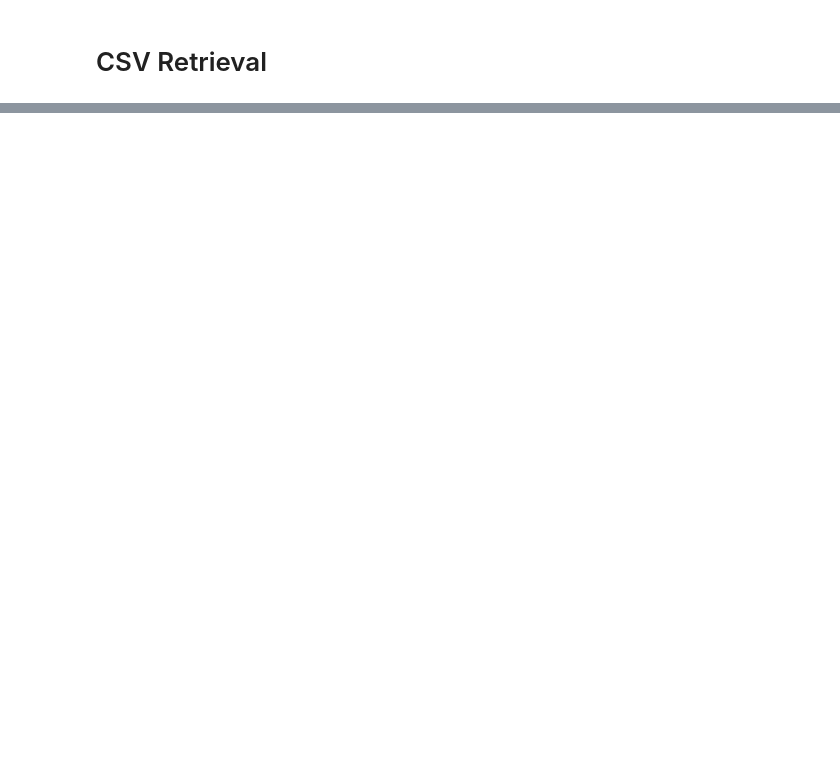
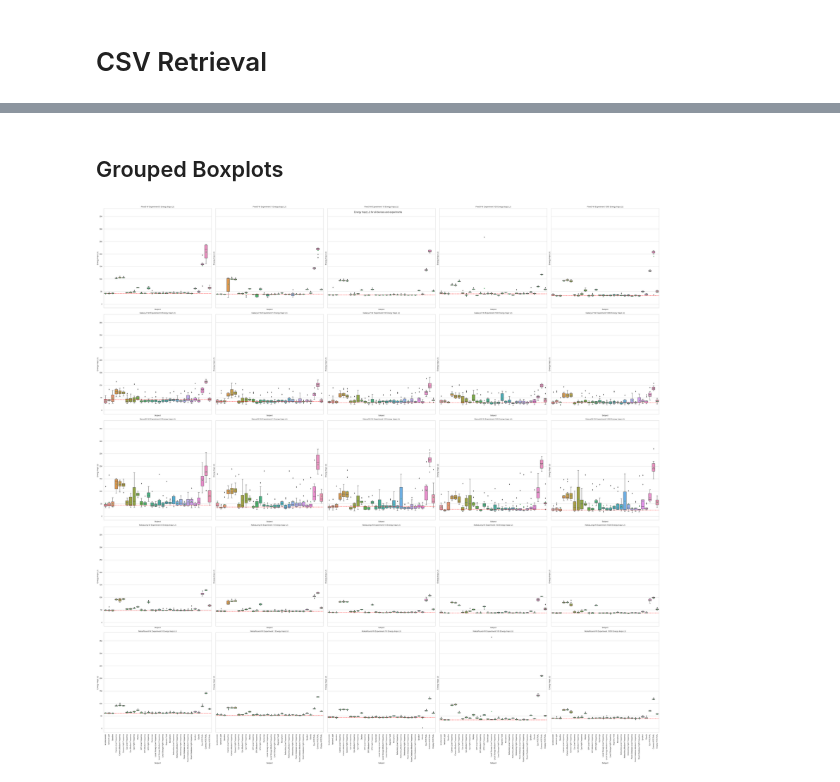
Before and after one commit to S2-group/battery-manager-ar-plugin-evaluation, a Jupyter notebook: analysis.ipynb, the cells around one changed output, grey strips where cells are left out. Cells and saved outputs as stored; diff of their text form; code cells hidden in the pictures; blank space fills up the shorter version.

```diff
--- a/analysis.ipynb
+++ b/analysis.ipynb
@@ -89,0 +103,35 @@ for device in devices:
+# %% [markdown]
+## Grouped Boxplots
+# %%
+def all_boxplots(metric):
+    fig, axs = plt.subplots(5, 5, sharex=True, sharey=True, figsize=(50, 50))
+    fig.suptitle('Energy trapz (J) for all devices and experiments')
+
+    for i, device in enumerate(devices):
+        for j, experiment in enumerate(experiments):
+            df = concat_dataframes(device, experiment)
+            sns.set_theme(style="whitegrid")
+            sns.boxplot(ax=axs[i, j], x="subject", y=metric, data=df, showmeans=True, order=boxplot_label_order)
+            axs[i, j].axhline(get_baseline_median(df), ls='--', color='red', label='Baseline Median')
+            axs[i, j].set_title(f'{device} Experiment {experiment} {metric}')
+
+    for ax in fig.get_axes():
+        ax.label_outer()
+        ax.set_xticklabels(boxplot_label_order, rotation = 90)
+        ax.set_xlabel('Subject')
+        ax.set_ylabel(metric)
+
+        # ax.grid(True)
+        # ax.xlabel('Subject')
+        # ax.ylabel(metric)
+
+    fig.tight_layout()
+
+    plt.savefig(f'out/boxplots/all_{metric}.pdf', format="pdf")
+    plt.show()
+
+
+
+all_boxplots('Energy trapz (J)')
+# %% [output]
+[figure, added]
```
Also changed, not shown: parts of 6 cells of this notebook, 51 other files.
